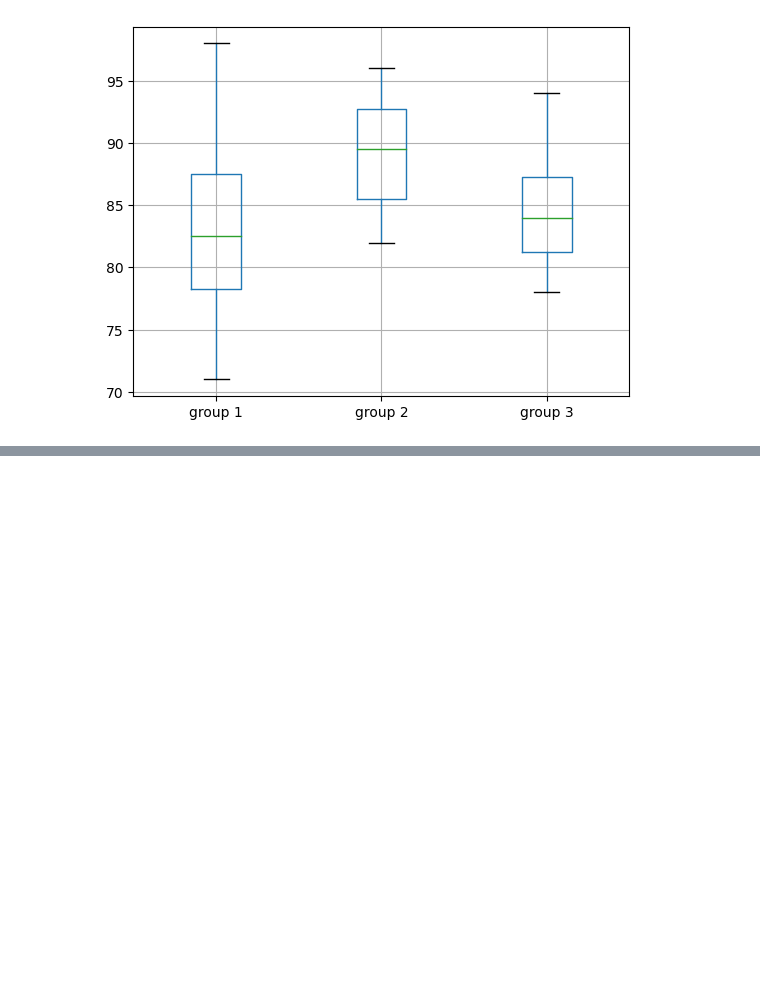
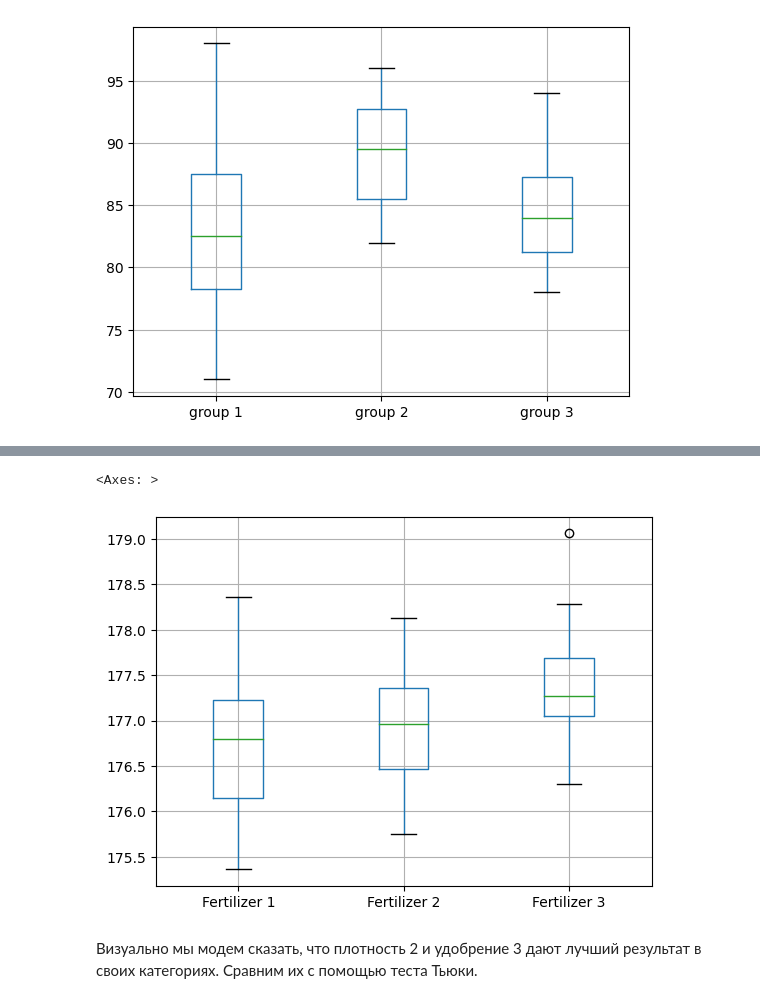
Before and after one commit to BurnBirdX7/statistics, a Jupyter notebook: src/Homework3.ipynb, the cells around one changed output, grey strips where cells are left out. Cells and saved outputs as stored; diff of their text form; code cells hidden in the pictures; blank space fills up the shorter version.

```diff
--- a/src/Homework3.ipynb
+++ b/src/Homework3.ipynb
@@ -65,0 +162,12 @@ data.boxplot()
+# %%
+gr_fert = pd.DataFrame()
+for f in data[fert].unique():
+    gr = yld[data[fert] == f].reset_index(drop=True)
+    gr_fert[f"Fertilizer {f}"] = gr
+
+gr_fert.boxplot()
+# %% [output]
+<Axes: >
+[figure, added]
+# %% [markdown]
+Визуально мы модем сказать, что плотность 2 и удобрение 3 дают лучший результат в своих категориях. Сравним их с помощью теста Тьюки.
```
Also changed, not shown: parts of 28 cells of this notebook, 2 other files.
